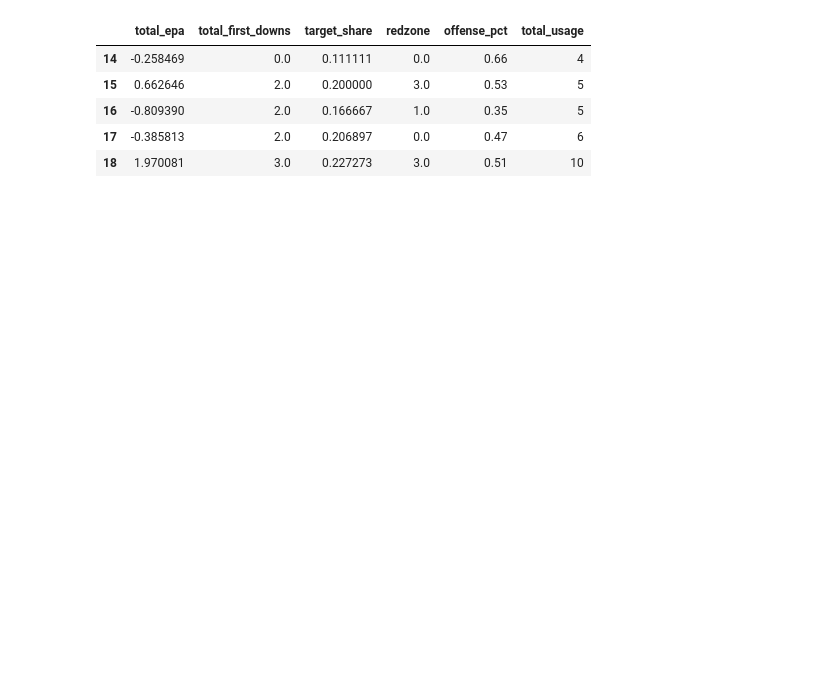
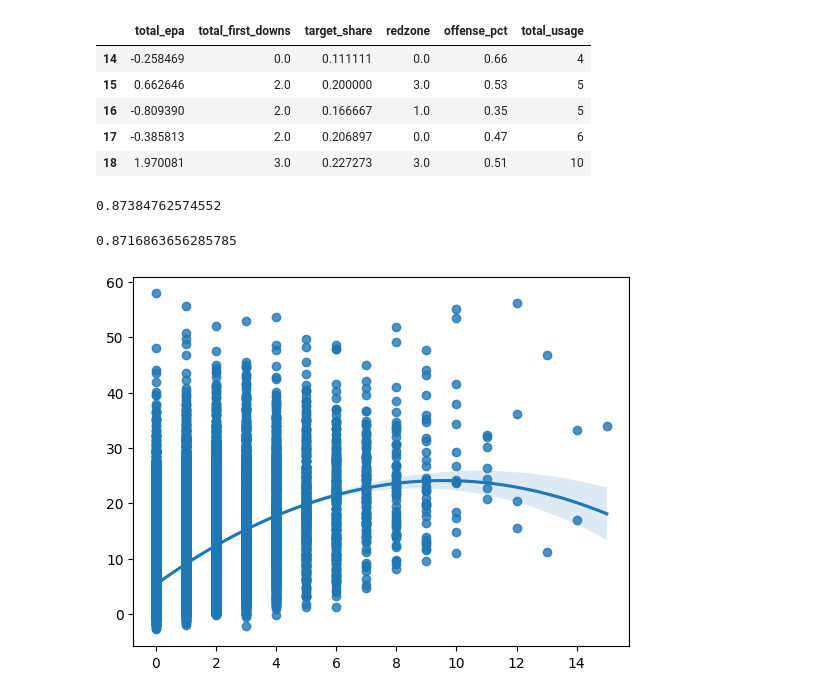
Before and after one commit to tbakely/intro-to-stat-learning, a Jupyter notebook: chapters/7-MovingBeyondLinearity/MovingBeyondLinearity.ipynb, the cells around one changed output. Saved outputs shown, nothing was run; the diff lists cells and outputs as text; code cells hidden in the pictures; blank space fills up the shorter version.

```diff
--- a/chapters/7-MovingBeyondLinearity/MovingBeyondLinearity.ipynb
+++ b/chapters/7-MovingBeyondLinearity/MovingBeyondLinearity.ipynb
@@ -173,8 +214,11 @@ from sklearn.model_selection import GridSearchCV
 from sklearn.pipeline import Pipeline
 from sklearn.decomposition import PCA
 from sklearn.cross_decomposition import PLSRegression
+from sklearn.model_selection import train_test_split
 
 
 # Model set up
+
+X_single = model_data[["redzone"]].values
 X = model_data.values
-y = weekly1["fantasy_points_ppr"].values
+y = weekly1[["fantasy_points_ppr"]].values
@@ -180,0 +242,23 @@ y = weekly1["fantasy_points_ppr"].values
+# %%
+# Polynomial Regression
+poly = PolynomialFeatures(degree=2, include_bias=False)
+poly_features = poly.fit_transform(X)
+
+poly_reg_model = LinearRegression()
+poly_reg_model.fit(poly_features, y)
+
+y_pred = poly_reg_model.predict(poly_features)
+r2_score(y, y_pred)
+# %% [output]
+0.87384762574552
+# %%
+np.mean(cross_val_score(poly_reg_model, poly_features, y, cv=10))
+# %% [output]
+0.8716863656285785
+# %%
+# Plot the regression line
+fig, ax = plt.subplots()
+sns.regplot(x=X_single, y=y, order=2)
+plt.show()
+# %% [output]
+[figure, added]
```
Also changed, not shown: parts of 15 cells of this notebook, 3 other files.
